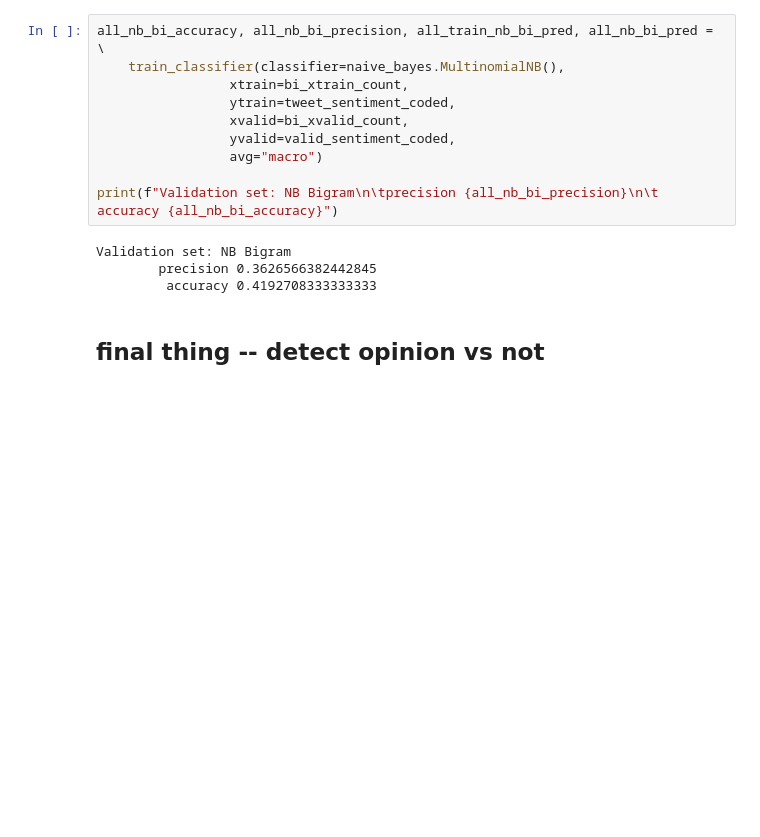
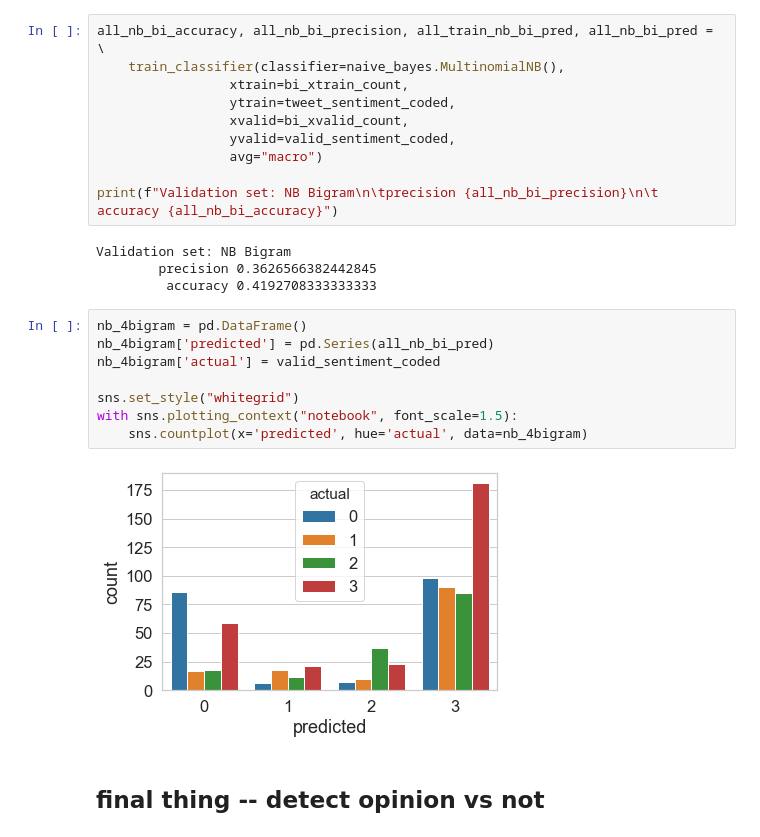
Before and after one commit to emmanechamkin/ml4pp_project, a Jupyter notebook: processing_modeling/traditional_models.ipynb, the cells around one changed output. Cells and saved outputs as stored; diff of their text form; blank space fills up the shorter version.

```diff
--- a/processing_modeling/traditional_models.ipynb
+++ b/processing_modeling/traditional_models.ipynb
@@ -478,6 +488,16 @@ print(f"Validation set: NB Bigram\n\tprecision {all_nb_bi_precision}\n\t accurac
 Validation set: NB Bigram
         precision 0.3626566382442845
          accuracy 0.4192708333333333
+# %%
+nb_4bigram = pd.DataFrame()
+nb_4bigram['predicted'] = pd.Series(all_nb_bi_pred)
+nb_4bigram['actual'] = valid_sentiment_coded
+
+sns.set_style("whitegrid")
+with sns.plotting_context("notebook", font_scale=1.5):
+    sns.countplot(x='predicted', hue='actual', data=nb_4bigram)
+# %% [output]
+[figure, added]
 # %% [markdown]
 ## final thing -- detect opinion vs not
 # %%
```
Also changed, not shown: parts of 3 cells of this notebook, 29 other files.
